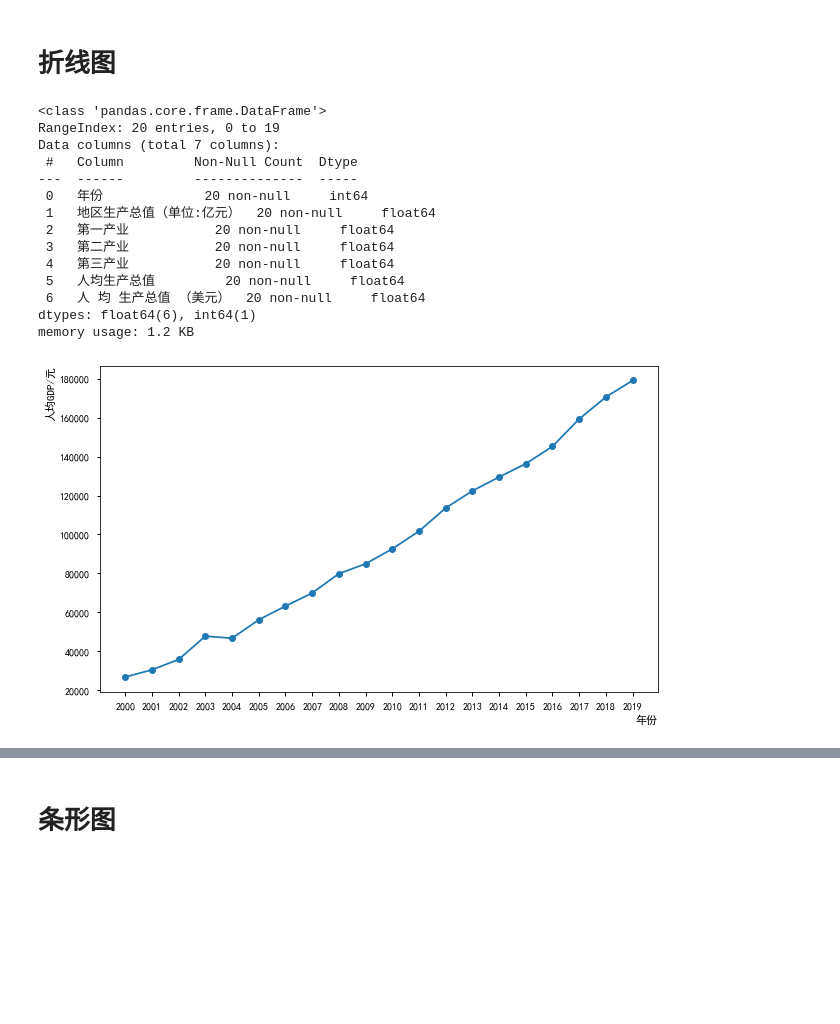
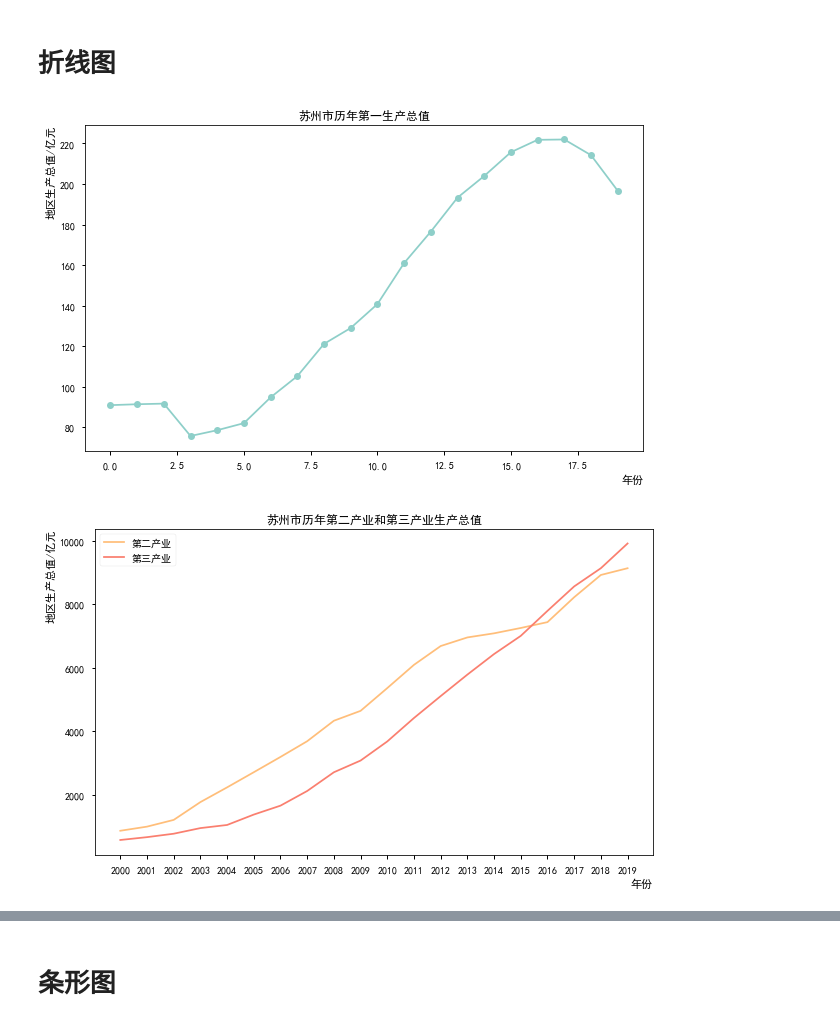
Before and after one commit to kebuAAA/Visualization-using-python, a Jupyter notebook: plt绘图.ipynb, the cells around one changed output, grey strips where cells are left out. Cells and saved outputs as stored; diff of their text form; code cells hidden in the pictures; blank space fills up the shorter version.

```diff
--- a/plt绘图.ipynb
+++ b/plt绘图.ipynb
@@ -27,39 +27,36 @@ plt.show()
 [figure]
 # %% [markdown]
 # 折线图
-# %%
-data = pd.read_excel('./raw_data/历年地区生产总值.xlsx')
-data.info()  # 查看导入数据是否存在异常
-# %% [output]
-<class 'pandas.core.frame.DataFrame'>
-RangeIndex: 20 entries, 0 to 19
-Data columns (total 7 columns):
- #   Column         Non-Null Count  Dtype
----  ------         --------------  -----
- 0   年份             20 non-null     int64
- 1   地区生产总值（单位:亿元）  20 non-null     float64
- 2   第一产业           20 non-null     float64
- 3   第二产业           20 non-null     float64
- 4   第三产业           20 non-null     float64
- 5   人均生产总值         20 non-null     float64
- 6   人 均 生产总值 （美元）  20 non-null     float64
-dtypes: float64(6), int64(1)
-memory usage: 1.2 KB
+# %%
+data = pd.read_excel('./raw_data/历年地区生产总值.xlsx')
+# data.info()  # 查看导入数据是否存在异常
+x = np.arange(data['年份'].shape[0])
+x_tick = data['年份']
+fig = plt.figure(figsize=(10, 6))
+fig.patch.set_alpha(0)
+l1, = plt.plot(x, data['第一产业'], color=colors[0],marker='o')
+plt.title('苏州市历年第一生产总值')
+plt.xlabel('年份', loc='right')
+plt.ylabel('地区生产总值/亿元', loc='top')
+plt.savefig("./plt样图/折线图.png", transparent=True,
+            dpi=300, bbox_inches='tight')
+# %% [output]
+[figure, added]
 # %%
-x = np.arange(data['年份'].shape[0])
-x_tick = data['年份']
-y = data['人均生产总值']
 plt.figure(figsize=(10, 6))
-l1 = plt.plot(x, y, 'o-')  # , color=colors[0])
-plt.title('')
+l2, = plt.plot(x, data['第二产业'], color=colors[1])
+l3, = plt.plot(x, data['第三产业'], color=colors[2])
+plt.legend([l2, l3], ['第二产业', '第三产业'])
+plt.title('苏州市历年第二产业和第三产业生产总值')
 plt.xticks(x, x_tick, rotation=0)
 # plt.legend()
 # 添加轴标签
+# plt绘图背景为透明色
 plt.xlabel('年份', loc='right')
-plt.ylabel('人均GDP/元', loc='top')
-# plt.savefig("./plt样图/average.png", transparent=True,
-# dpi=300, bbox_inches='tight')
-plt.savefig("./plt样图/折线图.png", facecolor='w')
+plt.ylabel('地区生产总值/亿元', loc='top')
+plt.savefig("./plt样图/双折线图.png", transparent=True,
+            dpi=300, bbox_inches='tight')
+#plt.savefig("./plt样图/GDP.png", facecolor='w')
 plt.show()
 # %% [output]
-[figure, old version]
+[figure, new version]
```
Also changed, not shown: parts of 3 cells of this notebook, 4 other files.
